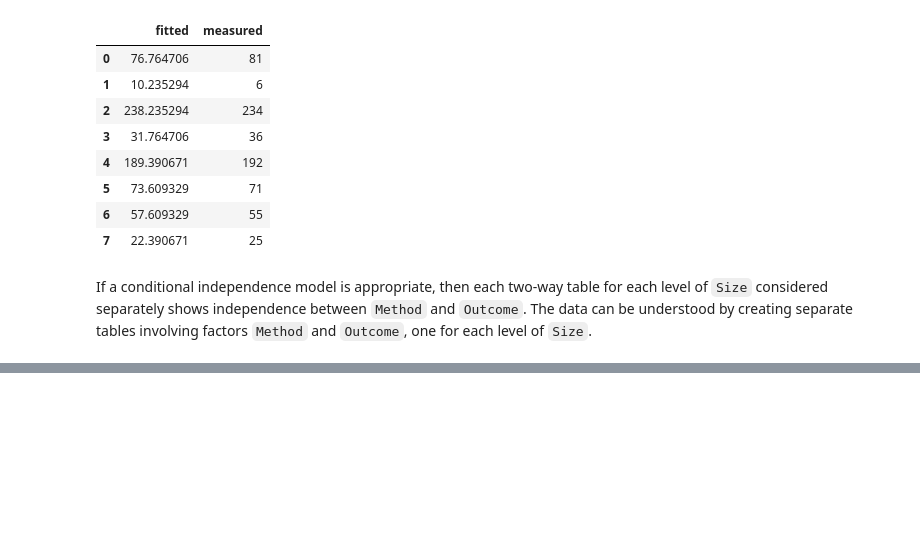
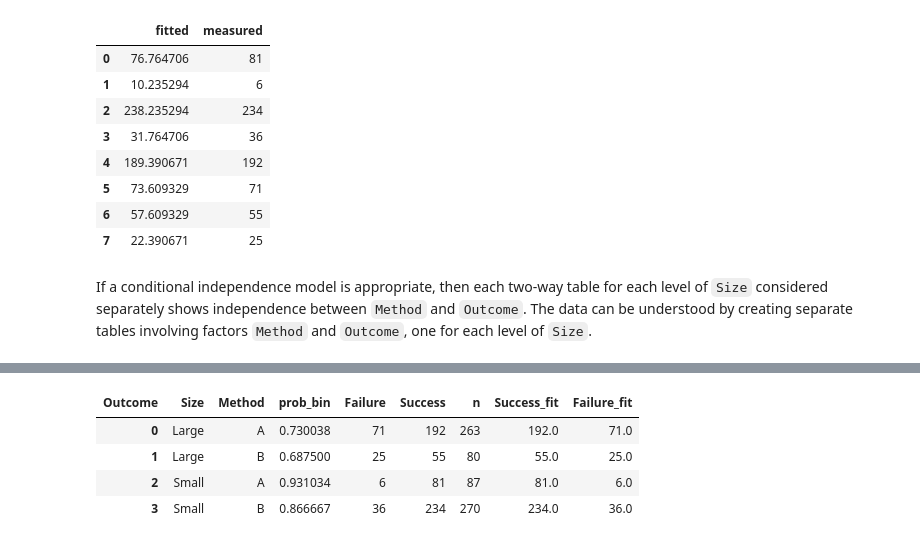
Before and after one commit to Many98/GLM_R2Py, a Jupyter notebook: Python/01ZLMA_ex12_Loglinear_models_solution.ipynb, the cells around one changed output, grey strips where cells are left out. Cells and saved outputs as stored; diff of their text form; code cells hidden in the pictures; blank space fills up the shorter version.

```diff
--- a/Python/01ZLMA_ex12_Loglinear_models_solution.ipynb
+++ b/Python/01ZLMA_ex12_Loglinear_models_solution.ipynb
@@ -706,9 +702,19 @@ https://stackoverflow.com/questions/66650342/whats-pivot-wider-in-pandas
 # %%
-kstones_w <- kstones %>%
- mutate(prob_bin = fitted(ks_bin)) %>%
- pivot_wider(names_from = c(Outcome), values_from = Counts) %>%
- mutate(n = Success + Failure,
- #       prob_bin = predict.glm(ks_bin,kstones_w,type = c( "response")),
-        Success_fit = round(prob_bin*n),
-        Failure_fit = round((1-prob_bin)*n) )
+kstones_w = kstones >> \
+ mutate(prob_bin = ks_bin.fittedvalues)
+kstones_w = pd.pivot_table(kstones_w, index=['Size', 'Method', 'prob_bin'], columns=['Outcome'], values='Counts').reset_index(level=['Size', 'Method', 'prob_bin'])
+
+n = kstones_w.Success + kstones_w.Failure
+
+kstones_w = kstones_w >> \
+ mutate(n = n,
+       Success_fit = round(kstones_w.prob_bin*n),
+        Failure_fit = round((1-kstones_w.prob_bin)*n))
+
 kstones_w
+# %% [output]
+| Outcome | Size | Method | prob_bin | Failure | Success | n | Success_fit | Failure_fit |
+| 0 | Large | A | 0.730038 | 71 | 192 | 263 | 192.0 | 71.0 |
+| 1 | Large | B | 0.687500 | 25 | 55 | 80 | 55.0 | 25.0 |
+| 2 | Small | A | 0.931034 | 6 | 81 | 87 | 81.0 | 6.0 |
+| 3 | Small | B | 0.866667 | 36 | 234 | 270 | 234.0 | 36.0 |
```
Also changed, not shown: parts of 12 cells of this notebook.
